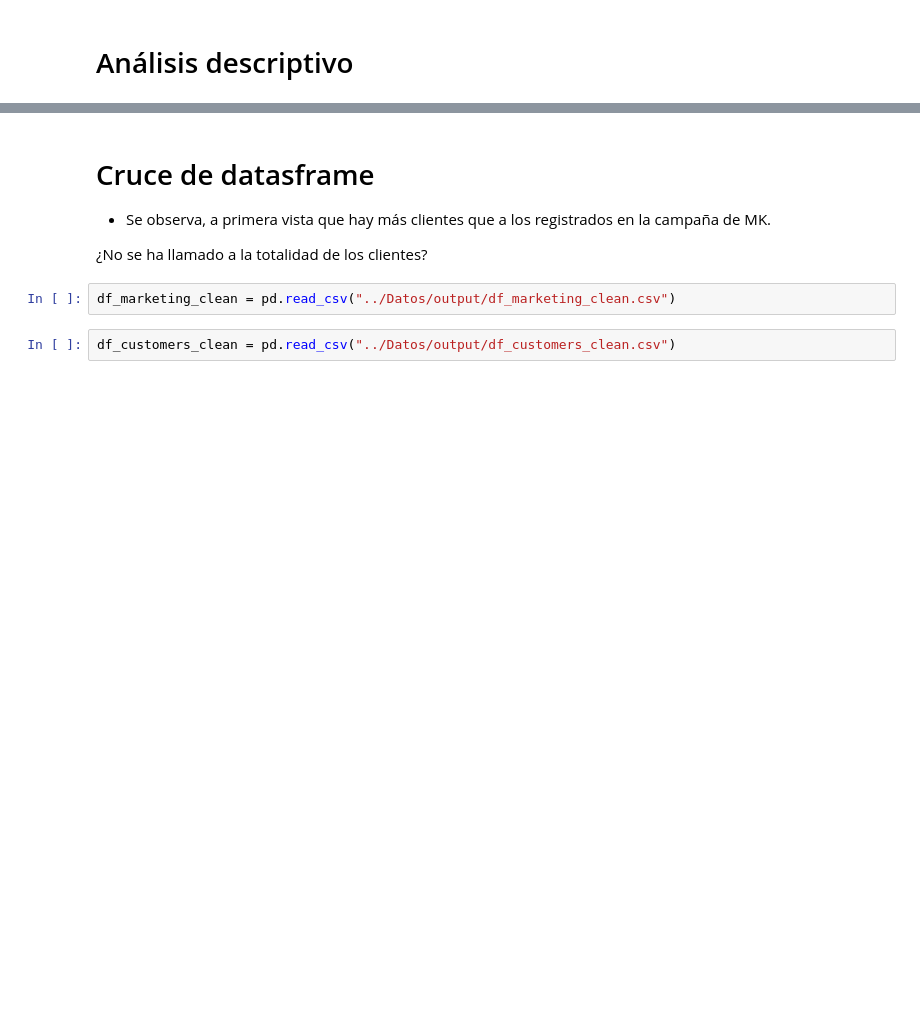
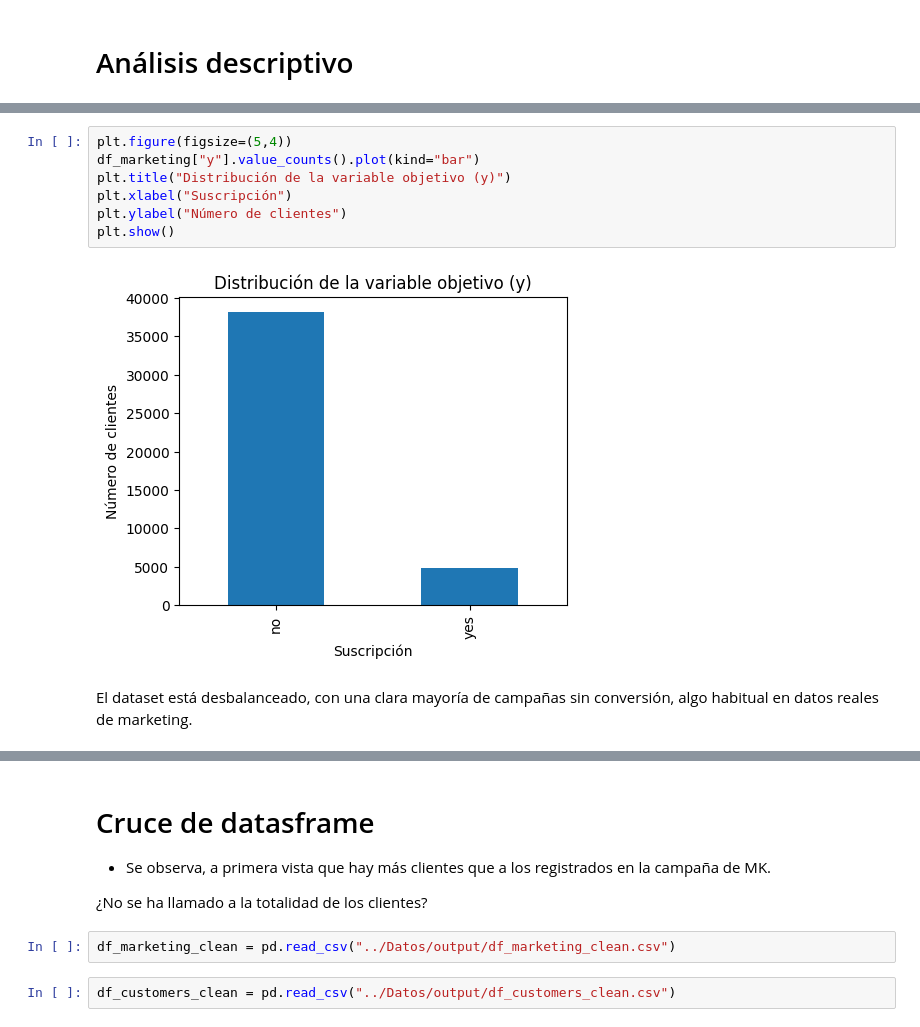
Before and after one commit to Carlagallo/EDA---MARKETING, a Jupyter notebook: Notebook/01-Analisis_preeliminar.ipynb, the cells around one changed output, grey strips where cells are left out. Drawn from its saved outputs; the diff is of its cells as text; blank space fills up the shorter version.

```diff
--- a/Notebook/01-Analisis_preeliminar.ipynb
+++ b/Notebook/01-Analisis_preeliminar.ipynb
@@ -374,0 +655,11 @@ df_customers['id'].unique()
+# %%
+plt.figure(figsize=(5,4))
+df_marketing["y"].value_counts().plot(kind="bar")
+plt.title("Distribución de la variable objetivo (y)")
+plt.xlabel("Suscripción")
+plt.ylabel("Número de clientes")
+plt.show()
+# %% [output]
+[figure, added]
+# %% [markdown]
+El dataset está desbalanceado, con una clara mayoría de campañas sin conversión, algo habitual en datos reales de marketing.
```
Also changed, not shown: parts of 64 cells of this notebook, 1 other file.
